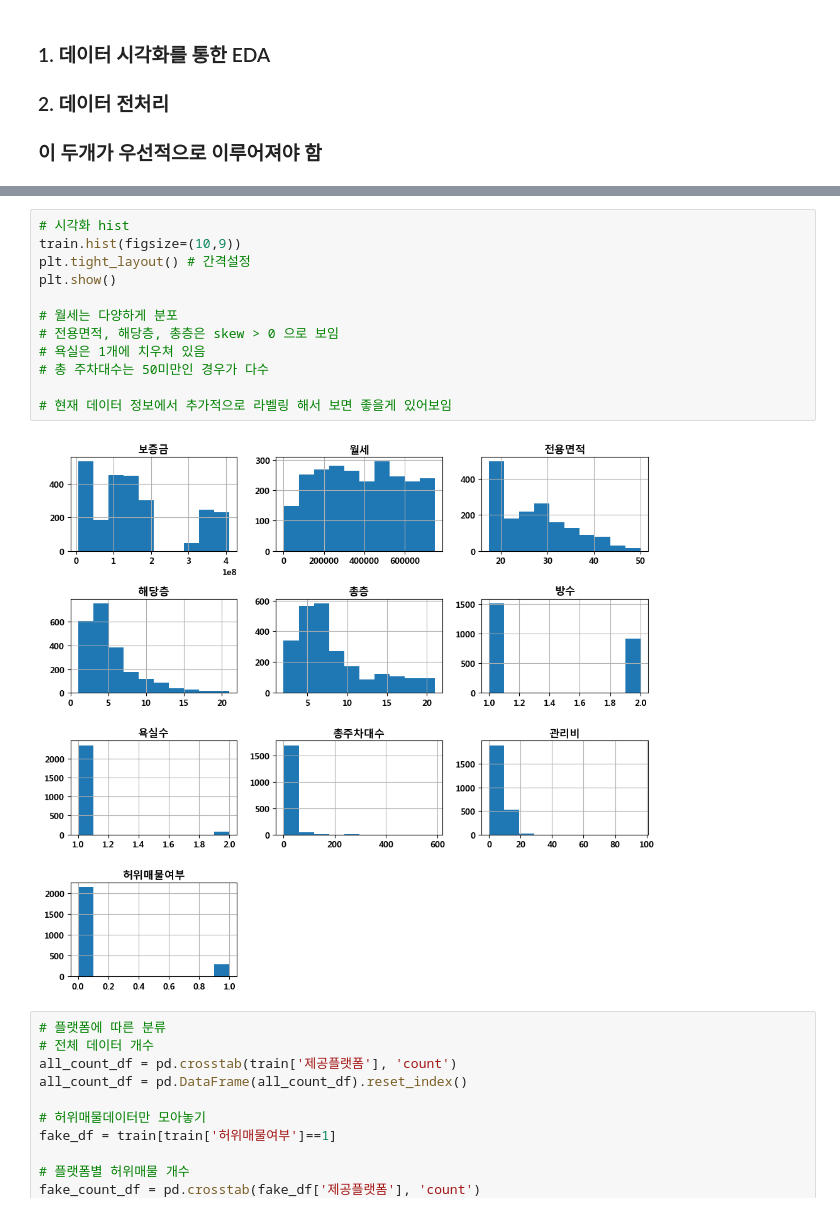
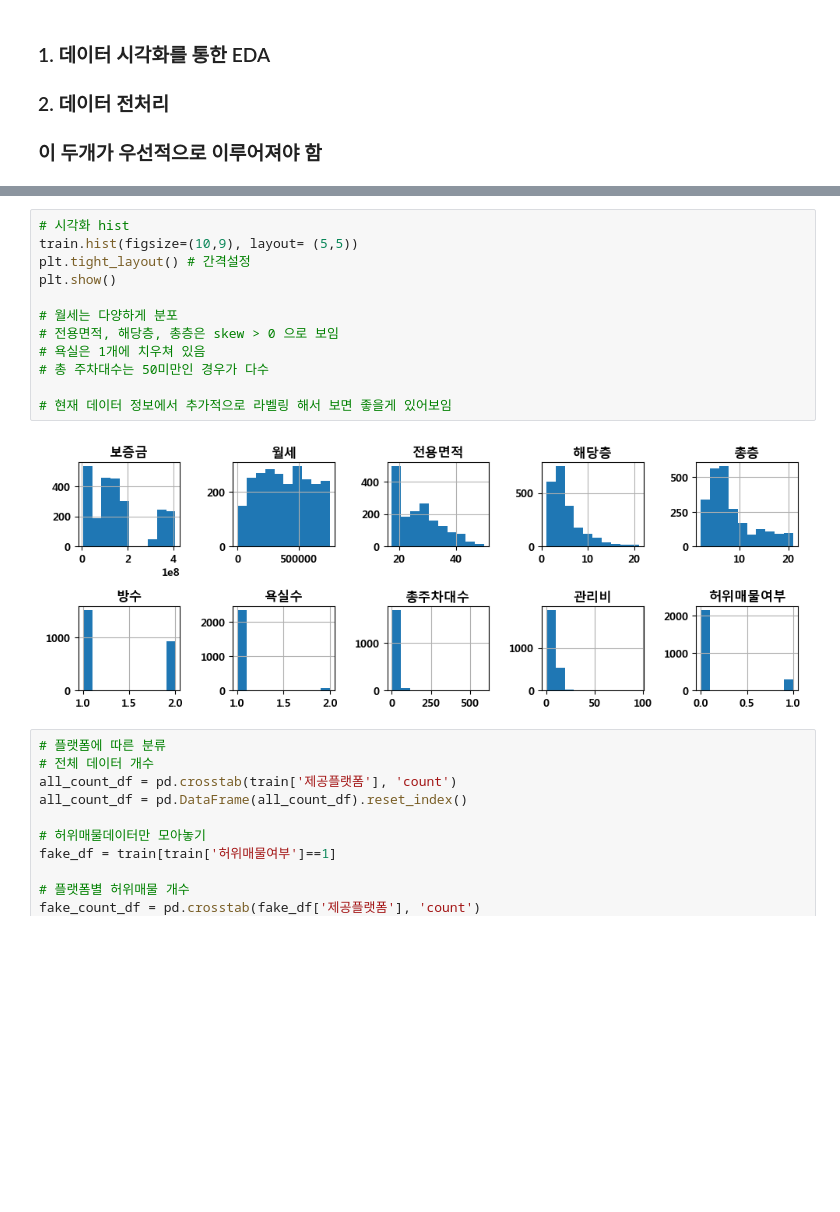
Before and after one commit to Salamamder/project_jericho, a Jupyter notebook: 임시이름.ipynb, the cells around one changed output, grey strips where cells are left out. Saved outputs shown, nothing was run; the diff lists cells and outputs as text; blank space fills up the shorter version.

```diff
--- a/임시이름.ipynb
+++ b/임시이름.ipynb
@@ -80,18 +126,18 @@ train.describe()
 | max | 4.090000e+08 | 750000.000000 | 49.970000 | 21.000000 | 21.000000 | 2.000000 | 2.000000 | 590.000000 | 96.000000 | 1.000000 |
 # %%
 # 시각화 hist
-train.hist(figsize=(10,9))
+train.hist(figsize=(10,9), layout= (5,5))
 plt.tight_layout() # 간격설정
 plt.show()
 
 # 월세는 다양하게 분포
 # 전용면적, 해당층, 총층은 skew > 0 으로 보임
 # 욕실은 1개에 치우쳐 있음
 # 총 주차대수는 50미만인 경우가 다수
 
 # 현재 데이터 정보에서 추가적으로 라벨링 해서 보면 좋을게 있어보임
 # %% [output]
-[figure, old version]
+[figure, new version]
 # %%
 # 플랫폼에 따른 분류
 # 전체 데이터 개수
```
Also changed, not shown: parts of 4 cells of this notebook, 3 other files.
